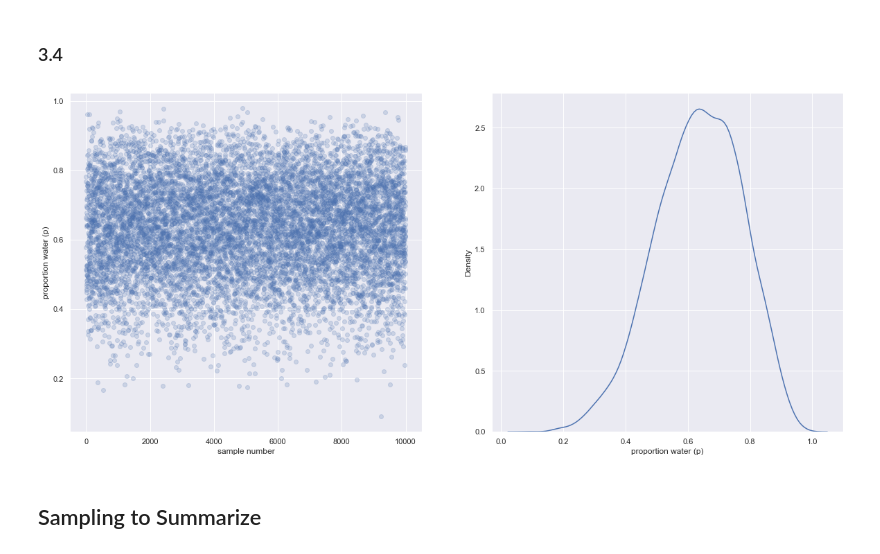
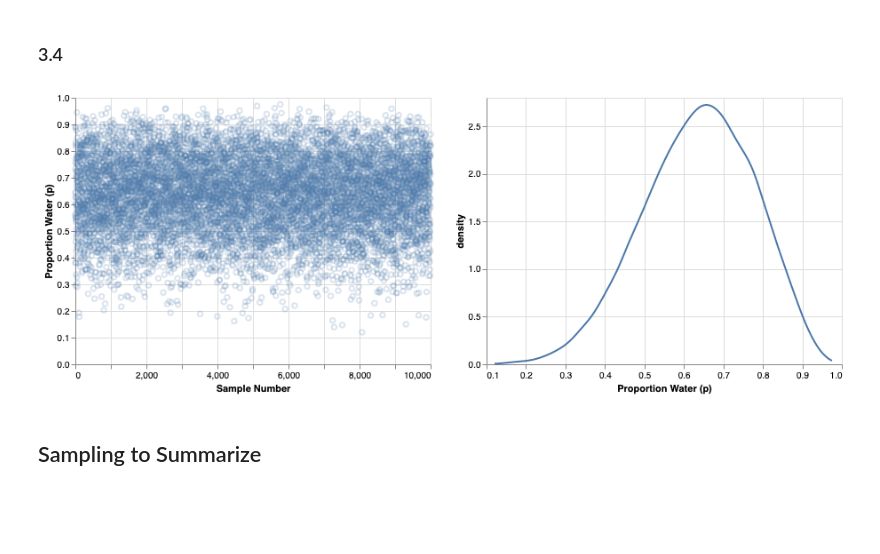
Before and after one commit to grinnbearit/statistical_rethinking, a Jupyter notebook: chapter_3.ipynb, the cells around one changed output. Cells and saved outputs as stored; diff of their text form; code cells hidden in the pictures; blank space fills up the shorter version.

Commit message:
Chapter 3 with Altair Charts

```diff
--- a/chapter_3.ipynb
+++ b/chapter_3.ipynb
@@ -13,2 +8,0 @@ import seaborn as sns
-# %%
-sns.set()
@@ -39,19 +38,29 @@ posterior = posterior / sum(posterior)
 samples = np.random.choice(p_grid, p=posterior, size=int(1e4), replace=True)
 # %% [markdown]
 ### 3.4
-# %%
-f, (ax0, ax1) = plt.subplots(1, 2)
-f.set_size_inches(20, 9)
-
-ax0.plot(samples, "o", alpha=0.2)
-ax0.set_xlabel('sample number')
-ax0.set_ylabel('proportion water (p)')
-
-sns.kdeplot(samples, ax=ax1)
-ax1.set_xlabel('proportion water (p)')
-ax1.set_ylabel('Density');
-# %% [output]
-[figure, removed]
+# %%
+source = (pd.DataFrame({"samples": samples})
+          .reset_index())
+
+point_chart = (alt
+              .Chart(source)
+              .mark_point(opacity=0.2)
+              .encode(x=alt.X('index', title="Sample Number"),
+                      y=alt.Y("samples:Q", title="Proportion Water (p)"))
+              .properties(title=''))
+
+dens_chart = (alt
+              .Chart(source)
+              .transform_density('samples',
+                                 as_=['samples', 'density'])
+              .mark_line()
+              .encode(x=alt.X("samples:Q", title="Proportion Water (p)"),
+                      y='density:Q')
+              .properties(title=''))
+
+point_chart | dens_chart
+# %% [output]
+[figure, added]
 # %% [markdown]
 ## Sampling to Summarize
 # %% [markdown]
```
Also changed, not shown: parts of 68 cells of this notebook.
